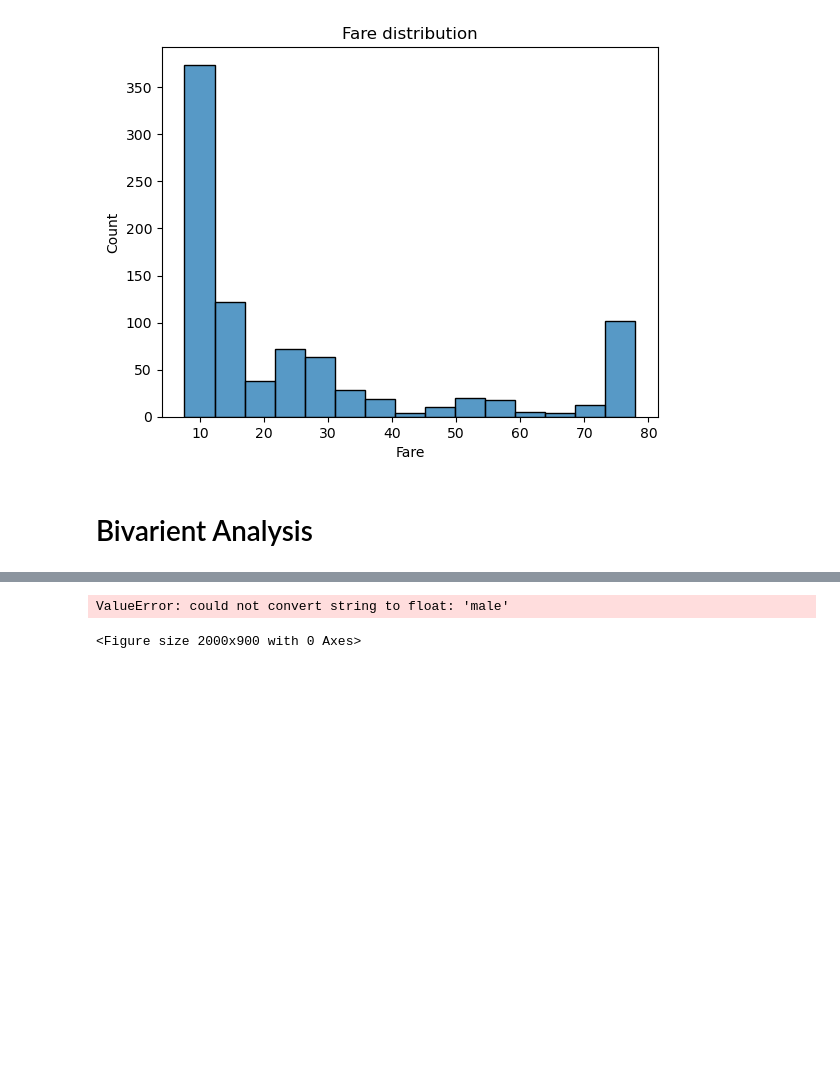
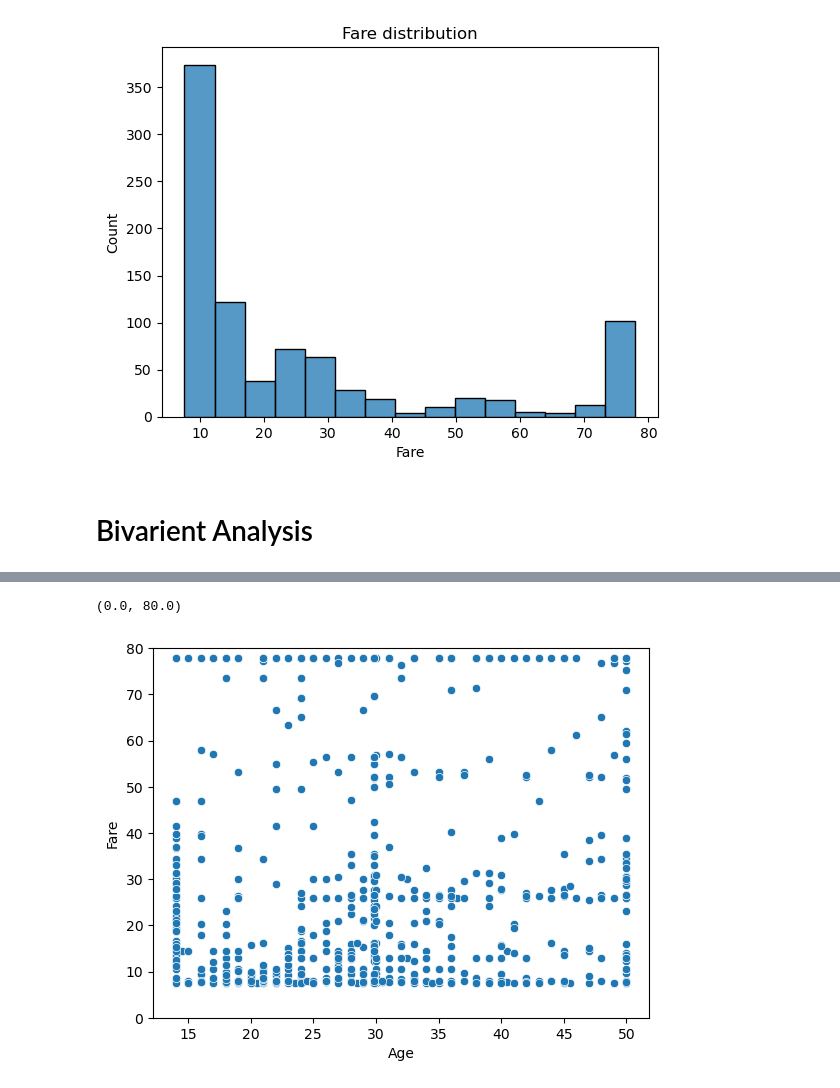
Before and after one commit to aniketraut16/V-SEM-LABS, a Jupyter notebook: Lab1/Lab1.ipynb, the cells around one changed output, grey strips where cells are left out. Saved outputs shown, nothing was run; the diff lists cells and outputs as text; code cells hidden in the pictures; blank space fills up the shorter version.

```diff
--- a/Lab1/Lab1.ipynb
+++ b/Lab1/Lab1.ipynb
@@ -256,7 +264,6 @@ sns.barplot(y='Age',x='Survived',data=df)
 # %%
-plt.figure(figsize=(20,9));
-sns.heatmap(df.corr(),annot=True,cmap='bwr');
-plt.title("Correlation map")
+sns.scatterplot(x='Age',y='Fare',data=df)
+plt.ylim(0,80)
 # %% [output]
-ValueError: could not convert string to float: 'male'
+(0.0, 80.0)
-<Figure size 2000x900 with 0 Axes>
+[figure, added]
```
Also changed, not shown: parts of 13 cells of this notebook.
